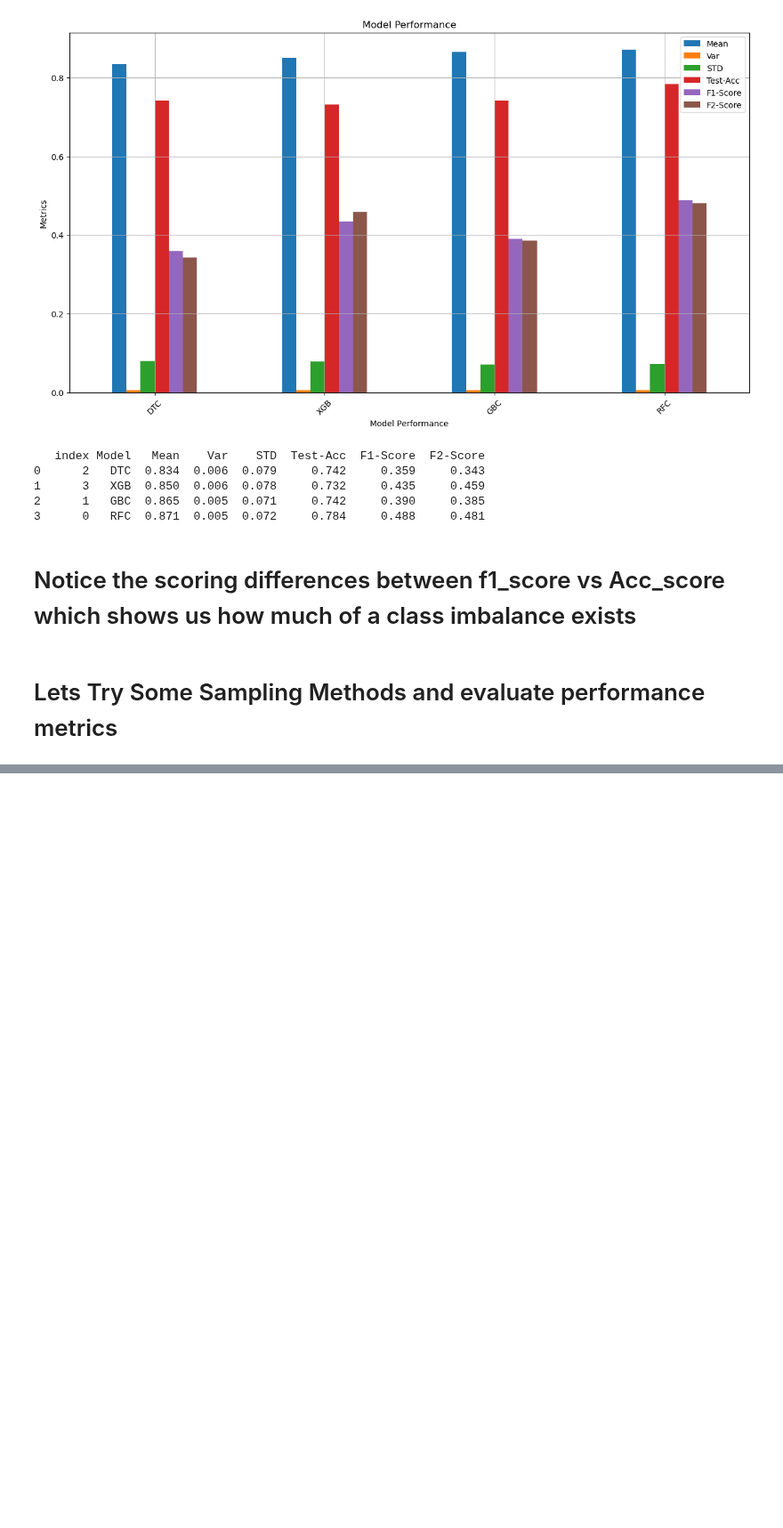
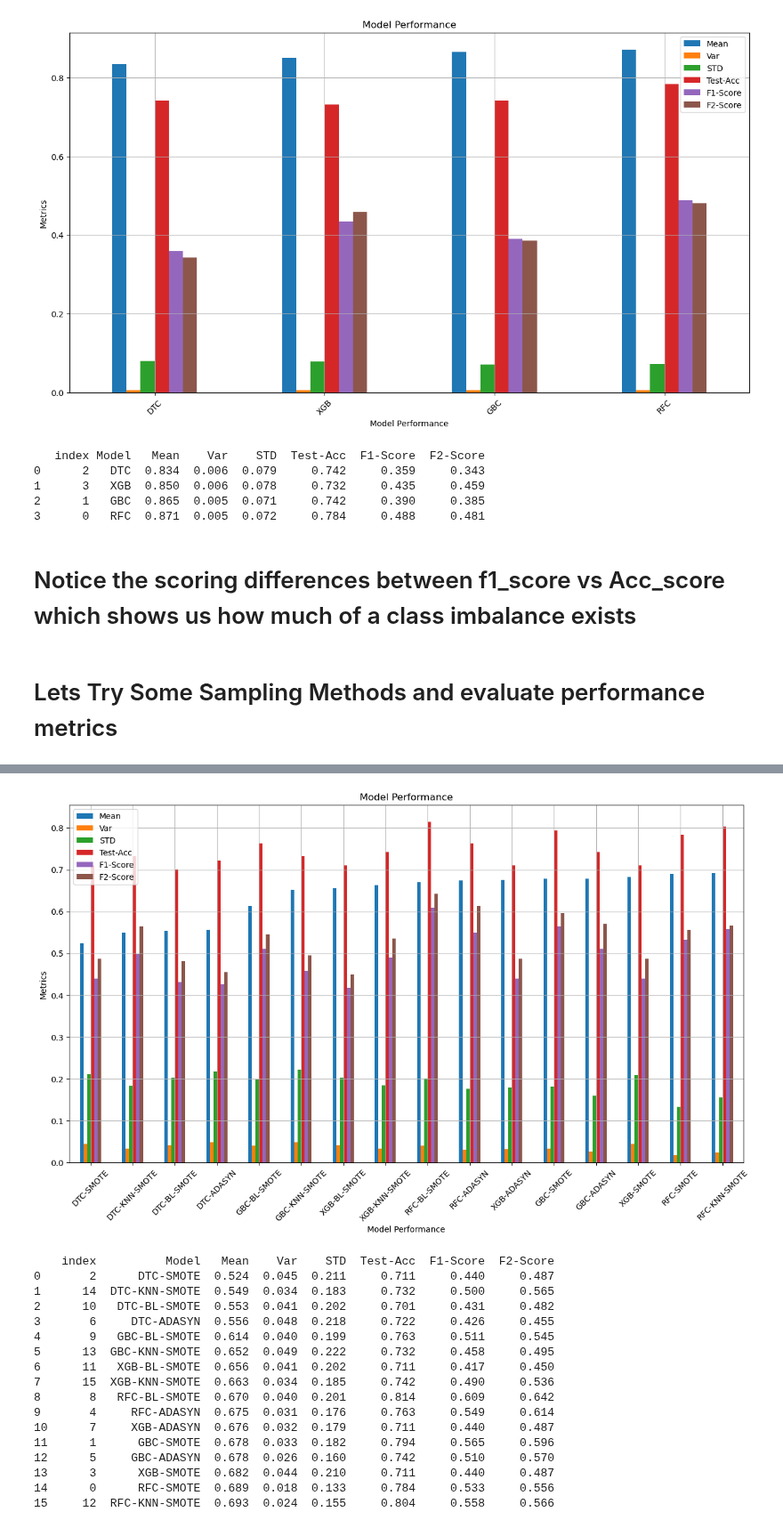
Before and after one commit to MaukanMir/Prostate-Cancer-Classification, a Jupyter notebook: training.ipynb, the cells around one changed output, grey strips where cells are left out. Shown at 89% size. Drawn from its saved outputs; the diff is of its cells as text; code cells hidden in the pictures; blank space fills up the shorter version.

```diff
--- a/training.ipynb
+++ b/training.ipynb
@@ -347,0 +433,32 @@ test_selected_models(model_names, models, X, y, acc_metric)
+# %%
+model_names = ["RFC", "GBC", "DTC", "XGB"]
+models = grab_selected_models(model_names)
+
+test_selected_sampling_models(
+  sampling_model_names,
+  sampling_models,
+  model_names,
+  models,
+  X,
+  y,
+  f1_metric
+  )
+# %% [output]
+[figure, added]
+    index          Model   Mean    Var    STD  Test-Acc  F1-Score  F2-Score
+0       2      DTC-SMOTE  0.524  0.045  0.211     0.711     0.440     0.487
+1      14  DTC-KNN-SMOTE  0.549  0.034  0.183     0.732     0.500     0.565
+2      10   DTC-BL-SMOTE  0.553  0.041  0.202     0.701     0.431     0.482
+3       6     DTC-ADASYN  0.556  0.048  0.218     0.722     0.426     0.455
+4       9   GBC-BL-SMOTE  0.614  0.040  0.199     0.763     0.511     0.545
+5      13  GBC-KNN-SMOTE  0.652  0.049  0.222     0.732     0.458     0.495
+6      11   XGB-BL-SMOTE  0.656  0.041  0.202     0.711     0.417     0.450
+7      15  XGB-KNN-SMOTE  0.663  0.034  0.185     0.742     0.490     0.536
+8       8   RFC-BL-SMOTE  0.670  0.040  0.201     0.814     0.609     0.642
+9       4     RFC-ADASYN  0.675  0.031  0.176     0.763     0.549     0.614
+10      7     XGB-ADASYN  0.676  0.032  0.179     0.711     0.440     0.487
+11      1      GBC-SMOTE  0.678  0.033  0.182     0.794     0.565     0.596
+12      5     GBC-ADASYN  0.678  0.026  0.160     0.742     0.510     0.570
+13      3      XGB-SMOTE  0.682  0.044  0.210     0.711     0.440     0.487
+14      0      RFC-SMOTE  0.689  0.018  0.133     0.784     0.533     0.556
+15     12  RFC-KNN-SMOTE  0.693  0.024  0.155     0.804     0.558     0.566
```
Also changed, not shown: parts of 3 cells of this notebook.
